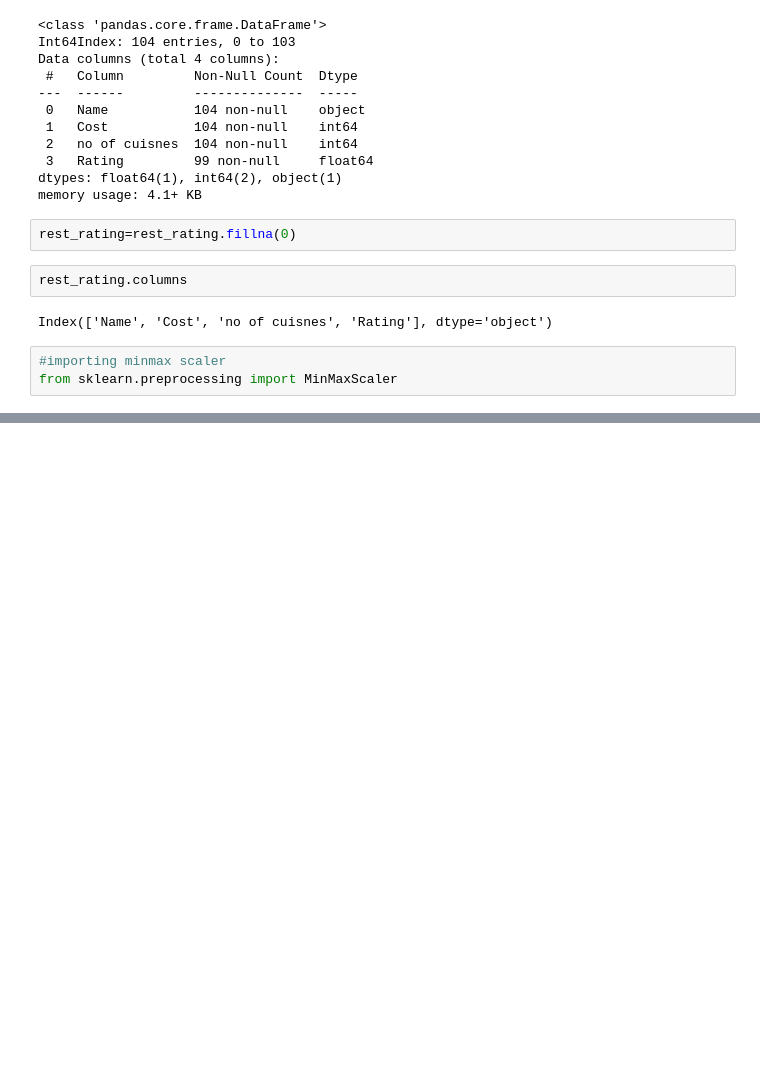
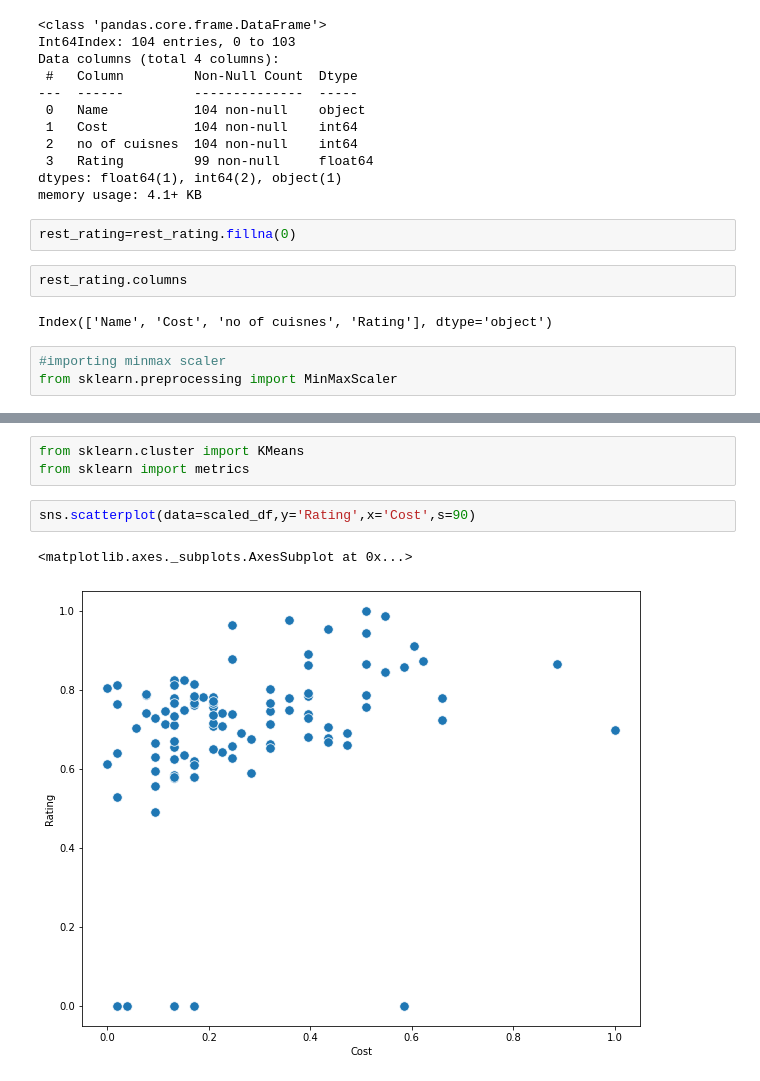
Before and after one commit to Souvik0651/Zomato-Restaurant-Clustering-and-sentiment-Analysis, a Jupyter notebook: Zomato_Restaurant_Clustering_and_sentiment_Analysis.ipynb, the cells around one changed output, grey strips where cells are left out. Cells and saved outputs as stored; diff of their text form; blank space fills up the shorter version.

```diff
--- a/Zomato_Restaurant_Clustering_and_sentiment_Analysis.ipynb
+++ b/Zomato_Restaurant_Clustering_and_sentiment_Analysis.ipynb
@@ -687,0 +689,8 @@ scaled_df
+# %%
+from sklearn.cluster import KMeans
+from sklearn import metrics
+# %%
+sns.scatterplot(data=scaled_df,y='Rating',x='Cost',s=90)
+# %% [output]
+<matplotlib.axes._subplots.AxesSubplot at 0x...>
+[figure, added]
```
Also changed, not shown: parts of 22 cells of this notebook.
